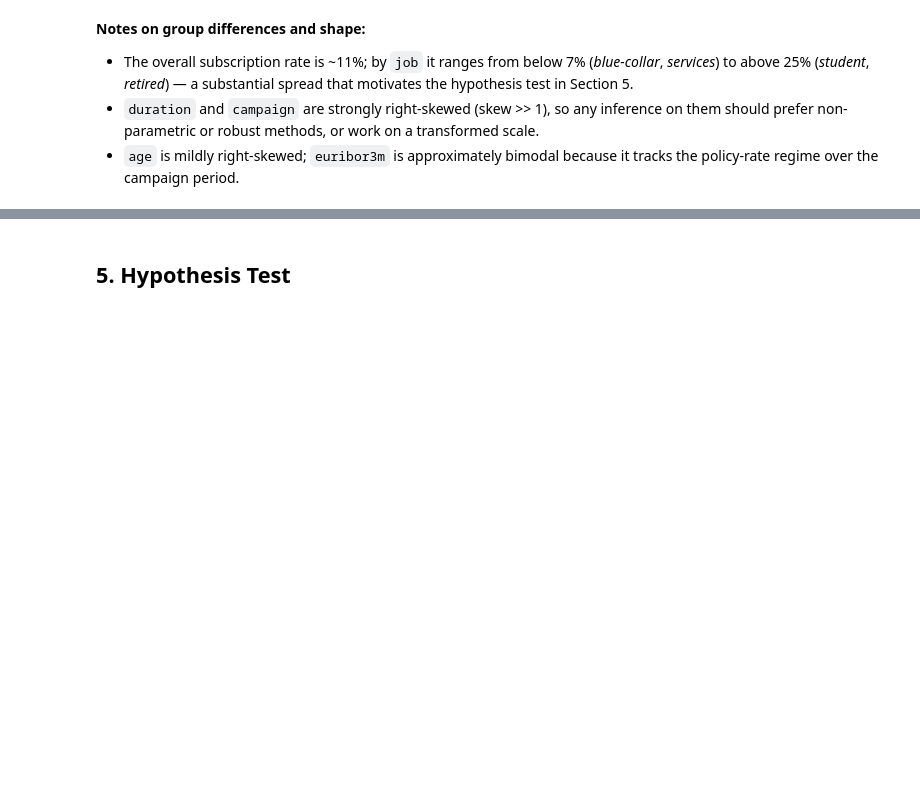
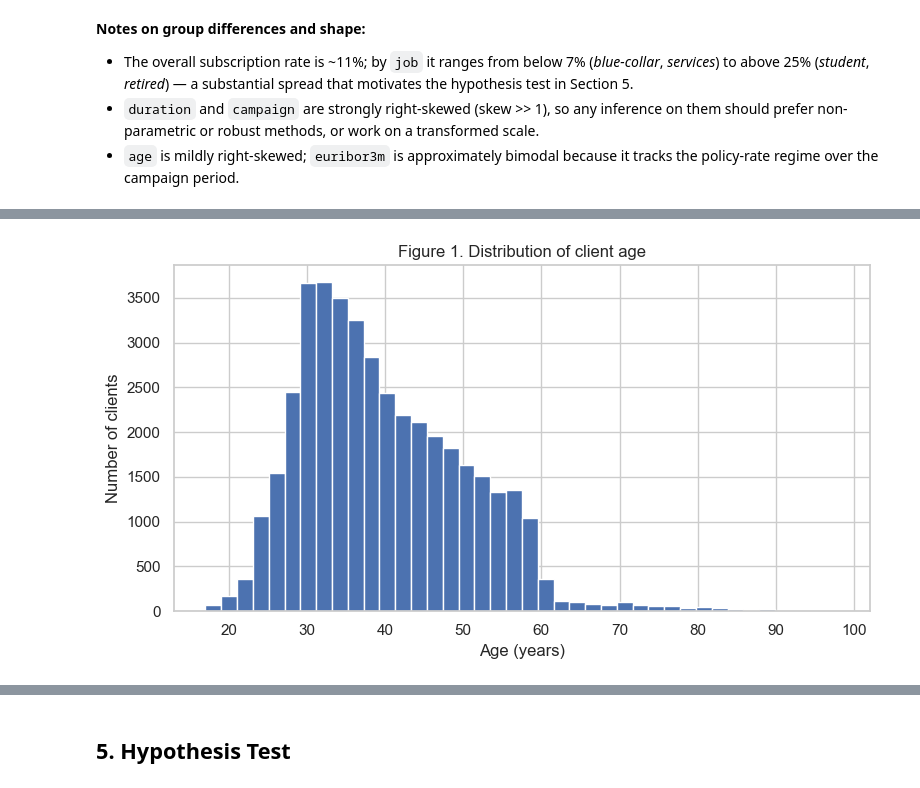
Before and after one commit to udacity-project-sidhu/Statistical-Analysis, a Jupyter notebook: analysis.ipynb, the cells around one changed output, grey strips where cells are left out. Cells and saved outputs as stored; diff of their text form; code cells hidden in the pictures; blank space fills up the shorter version.

Commit message:
task4: visualizations - age hist, subscription rate by job, age by outcome, correlation heatmap

```diff
--- a/analysis.ipynb
+++ b/analysis.ipynb
@@ -158,0 +212,10 @@ print(df[key_numeric].skew().round(2))
+# %%
+fig, ax = plt.subplots(figsize=(8, 4.5))
+ax.hist(df['age'], bins=40, color='#4C72B0', edgecolor='white')
+ax.set_title('Figure 1. Distribution of client age')
+ax.set_xlabel('Age (years)')
+ax.set_ylabel('Number of clients')
+plt.tight_layout()
+plt.show()
+# %% [output]
+[figure, added]
```
Also changed, not shown: parts of 8 cells of this notebook.
